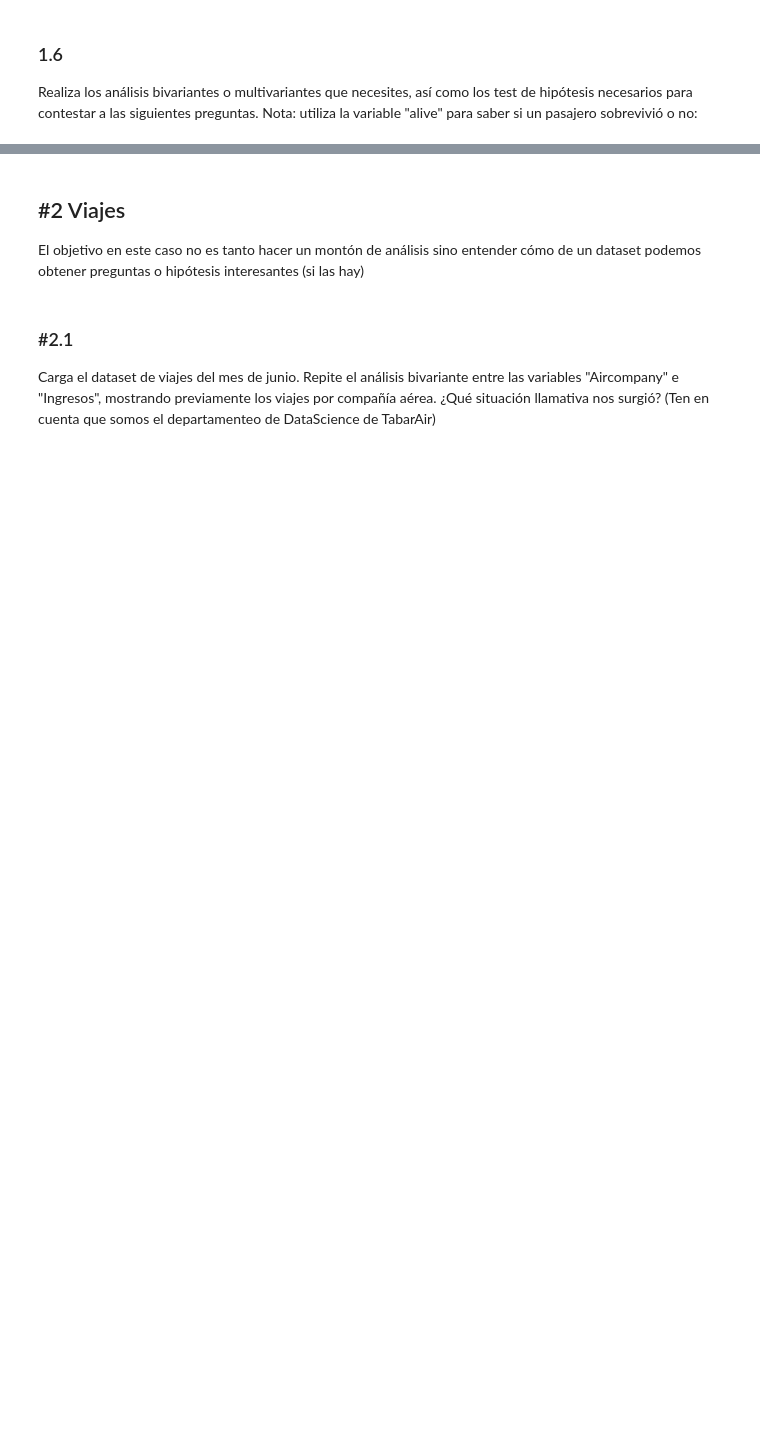
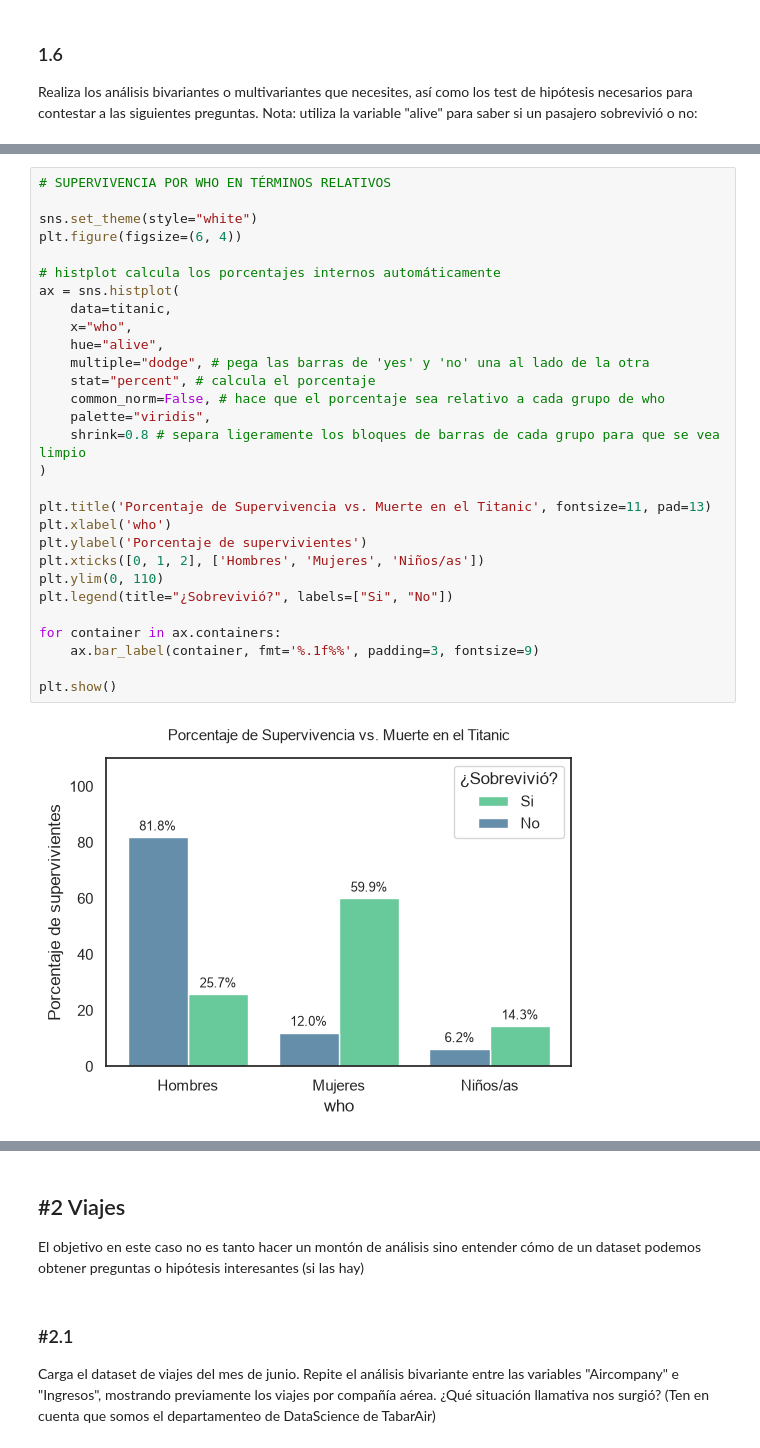
Before and after one commit to jaimeMatea/ONLINE_DS_THEBRIDGE_JaimeMateaPolo, a Jupyter notebook: 2_Analytics/4-Mates para DS/Ejercicios/Practica_Multivariante.ipynb, the cells around one changed output, grey strips where cells are left out. Cells and saved outputs as stored; diff of their text form; blank space fills up the shorter version.

```diff
--- a/2_Analytics/4-Mates para DS/Ejercicios/Practica_Multivariante.ipynb
+++ b/2_Analytics/4-Mates para DS/Ejercicios/Practica_Multivariante.ipynb
@@ -53,0 +204,31 @@ Realiza los análisis bivariantes o multivariantes que necesites, así como los
+# %%
+# SUPERVIVENCIA POR WHO EN TÉRMINOS RELATIVOS
+
+sns.set_theme(style="white")
+plt.figure(figsize=(6, 4))
+
+# histplot calcula los porcentajes internos automáticamente
+ax = sns.histplot(
+    data=titanic,
+    x="who",
+    hue="alive",
+    multiple="dodge", # pega las barras de 'yes' y 'no' una al lado de la otra
+    stat="percent", # calcula el porcentaje
+    common_norm=False, # hace que el porcentaje sea relativo a cada grupo de who
+    palette="viridis",
+    shrink=0.8 # separa ligeramente los bloques de barras de cada grupo para que se vea limpio
+)
+
+plt.title('Porcentaje de Supervivencia vs. Muerte en el Titanic', fontsize=11, pad=13)
+plt.xlabel('who')
+plt.ylabel('Porcentaje de supervivientes')
+plt.xticks([0, 1, 2], ['Hombres', 'Mujeres', 'Niños/as'])
+plt.ylim(0, 110)
+plt.legend(title="¿Sobrevivió?", labels=["Si", "No"])
+
+for container in ax.containers:
+    ax.bar_label(container, fmt='%.1f%%', padding=3, fontsize=9)
+
+plt.show()
+# %% [output]
+[figure, added]
```
Also changed, not shown: parts of 57 cells of this notebook, 6 other files.
